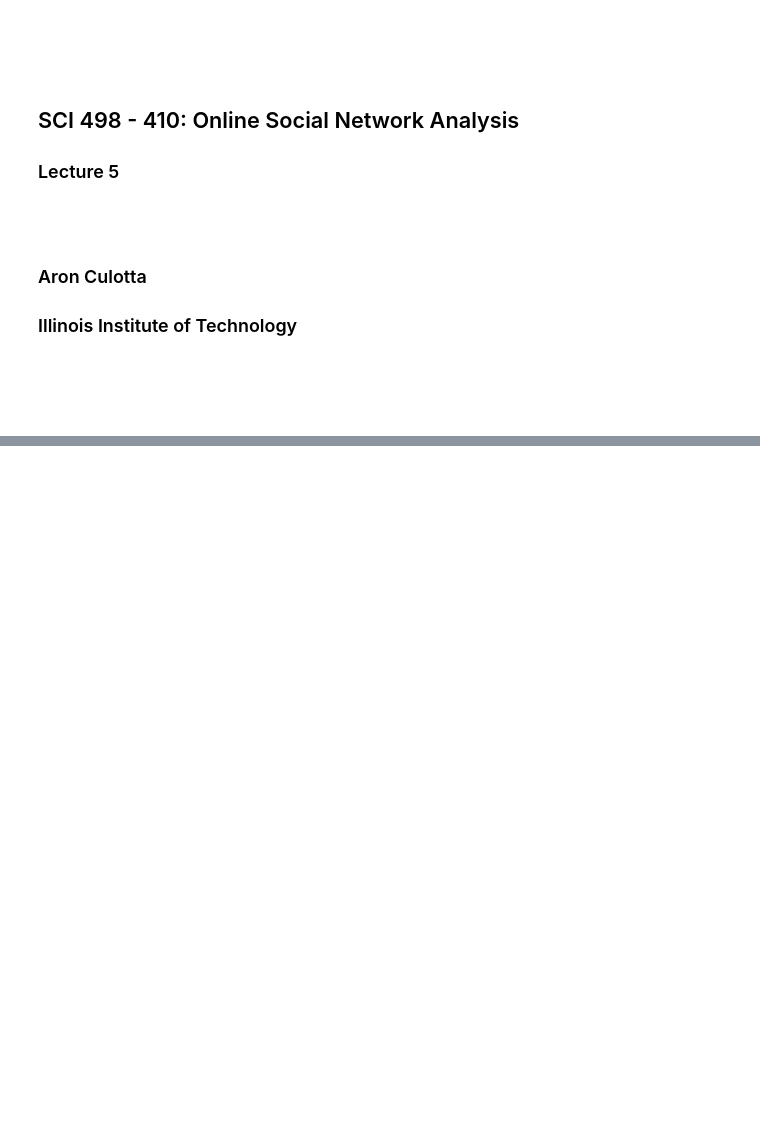
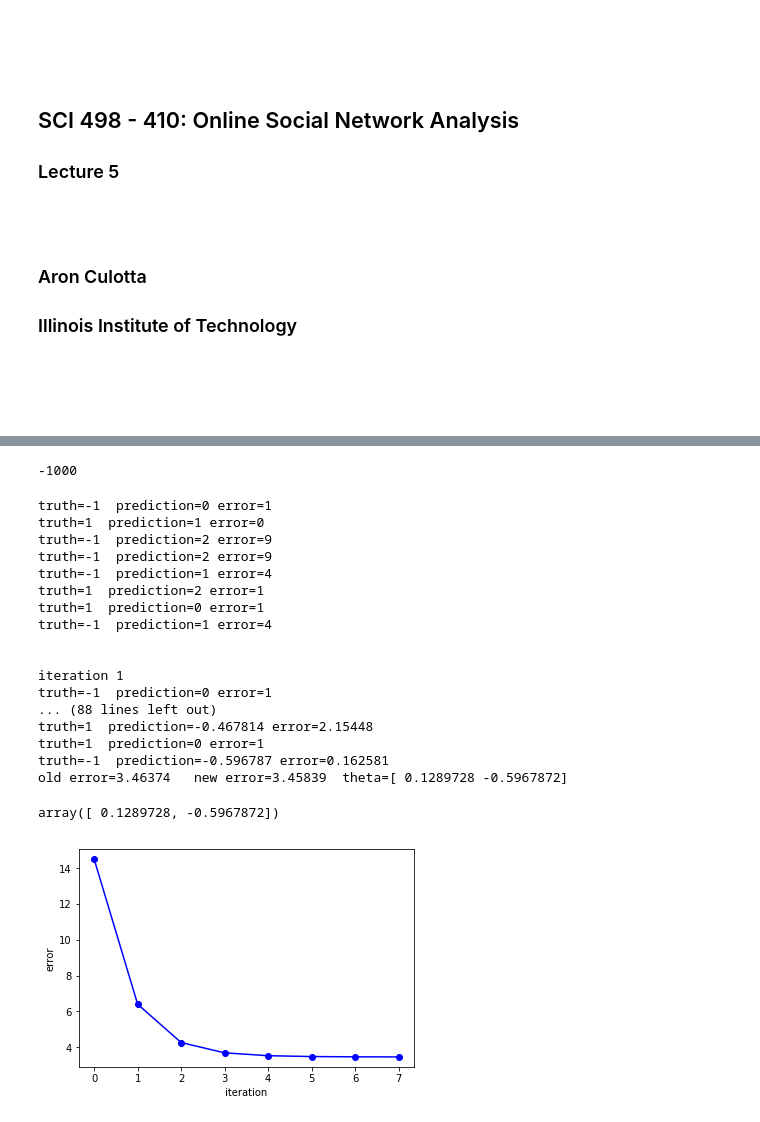
Before and after one commit to tapilab/elevate-osna, a Jupyter notebook: lec/l05/l05.ipynb, the cells around one changed output, grey strips where cells are left out. Drawn from its saved outputs; the diff is of its cells as text; code cells hidden in the pictures; blank space fills up the shorter version.

```diff
--- a/lec/l05/l05.ipynb
+++ b/lec/l05/l05.ipynb
@@ -19,0 +200,3 @@
+# %%
+theta = npa([0.5,-1])
+print('\nRSS=%g' % rss(theta, D))
@@ -19,0 +250,8 @@
+# %%
+def gradient(theta, D):
+    result = np.zeros(len(theta), dtype=np.float64)
+    for xi, yi in D:
+        error = yi - f(xi, theta)
+        for j, xij in enumerate(xi):
+            result[j] += error * -xij
+    return result
@@ -19,0 +286,69 @@
+# %%
+def my_func(x):
+    return x * 100
+
+def my_other_func(x):
+    return x * -100
+
+myf = my_func
+
+def function_runner(f, x):
+    print(f(x))
+
+function_runner(my_other_func, 10)
+# %% [output]
+-1000
+# %%
+import matplotlib.pyplot as plt
+%matplotlib inline
+
+def gradient_descent(gradient_fn, error_fn, theta,
+                     learning_rate, D,
+                     tolerance, max_iters):
+    errori = error_fn(theta, D)
+    iters = 0
+    all_errors = [errori]
+    while True:
+        iters += 1
+        print('\n\niteration %d' % iters)
+        grad = gradient_fn(theta, D)
+        theta -= learning_rate * grad  # UPDATE!
+        newerror = error_fn(theta, D)
+        all_errors.append(newerror)
+        print('old error=%g   new error=%g  theta=%s\n\n' %
+              (errori, newerror, str(theta)))
+        error_diff = errori - newerror
+        if error_diff < 0 or errori - newerror < tolerance \
+            or iters >= max_iters:
+            break
+        else:
+            errori = newerror
+
+    plt.plot(all_errors, 'bo-')
+    plt.xlabel('iteration')
+    plt.ylabel('error')
+    return theta
+# %%
+theta = npa([1.,1.])
+gradient_descent(gradient, rss, theta,
+                 .2, D, .01, 10)
+# %% [output]
+truth=-1  prediction=0 error=1
+truth=1  prediction=1 error=0
+truth=-1  prediction=2 error=9
+truth=-1  prediction=2 error=9
+truth=-1  prediction=1 error=4
+truth=1  prediction=2 error=1
+truth=1  prediction=0 error=1
+truth=-1  prediction=1 error=4
+
+
+iteration 1
+truth=-1  prediction=0 error=1
+... (88 lines left out)
+truth=1  prediction=-0.467814 error=2.15448
+truth=1  prediction=0 error=1
+truth=-1  prediction=-0.596787 error=0.162581
+old error=3.46374   new error=3.45839  theta=[ 0.1289728 -0.5967872]
+array([ 0.1289728, -0.5967872])
+[figure, added]
```
Also changed, not shown: parts of 27 cells of this notebook, 1 other file.
